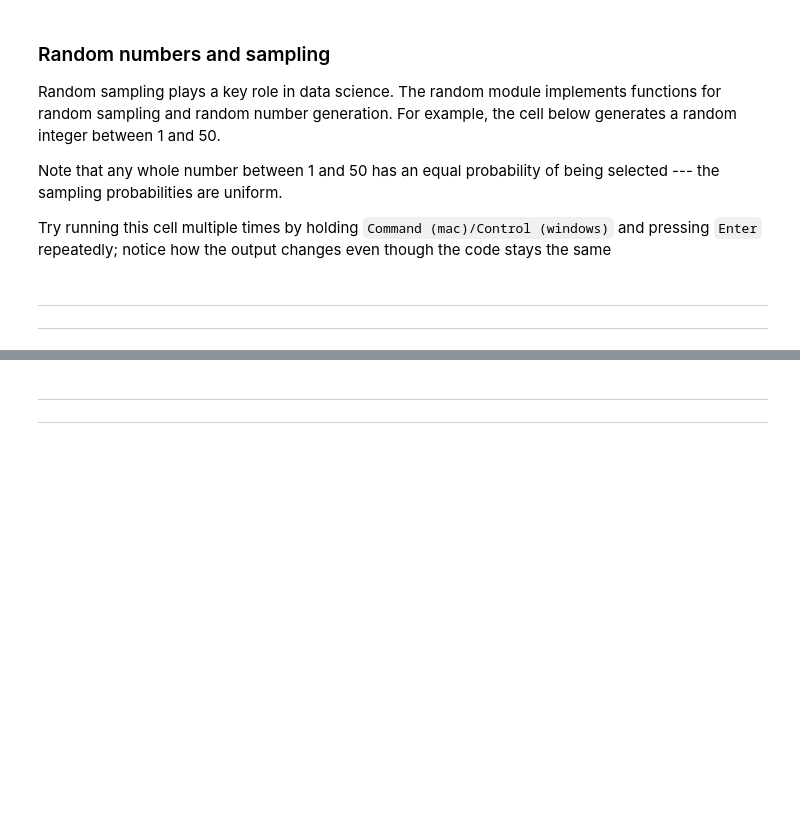
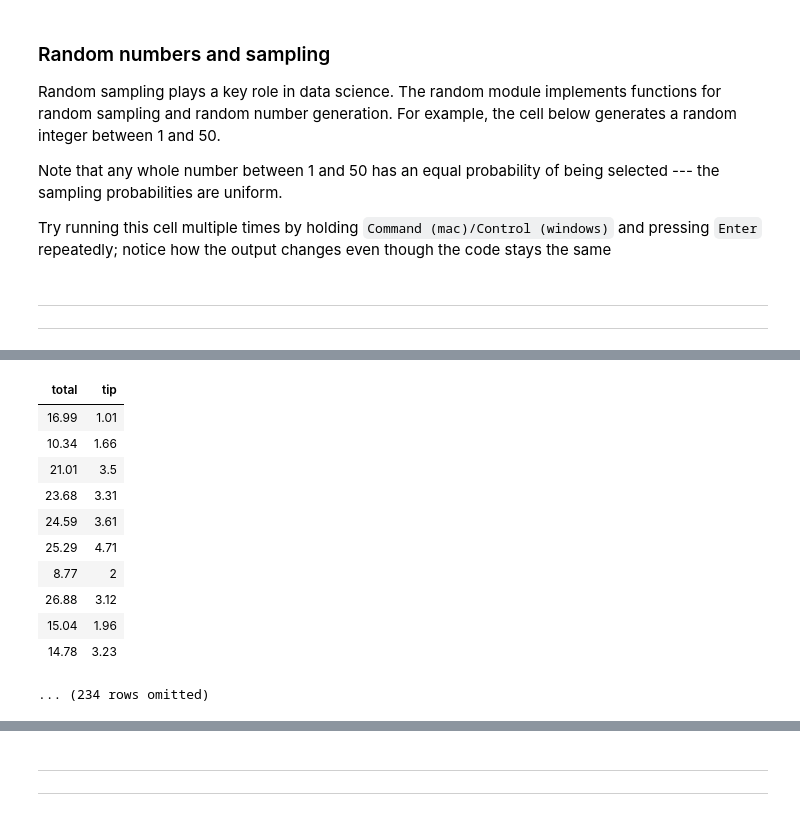
Before and after one commit to ds-modules/IB-C32, a Jupyter notebook: intro/intro.ipynb, the cells around one changed output, grey strips where cells are left out. Cells and saved outputs as stored; diff of their text form; code cells hidden in the pictures; blank space fills up the shorter version.

```diff
--- a/intro/intro.ipynb
+++ b/intro/intro.ipynb
@@ -545,0 +567,16 @@ manual: true
+# %%
+total_and_tip = tips.select("total", "tip")
+total_and_tip
+# %% [output]
+| total | tip |
+| 16.99 | 1.01 |
+| 10.34 | 1.66 |
+| 21.01 | 3.5 |
+| 23.68 | 3.31 |
+| 24.59 | 3.61 |
+| 25.29 | 4.71 |
+| 8.77 | 2 |
+| 26.88 | 3.12 |
+| 15.04 | 1.96 |
+| 14.78 | 3.23 |
+... (234 rows omitted)
```
Also changed, not shown: parts of 17 cells of this notebook.
